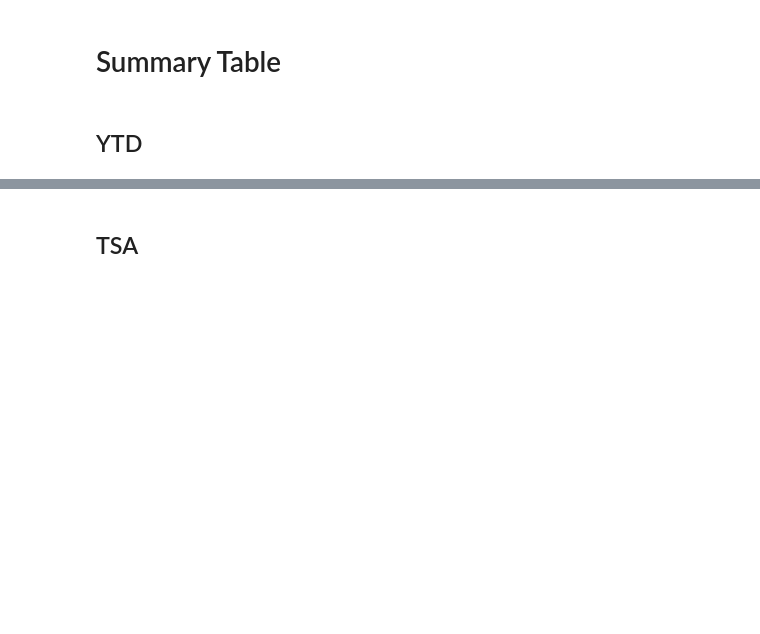
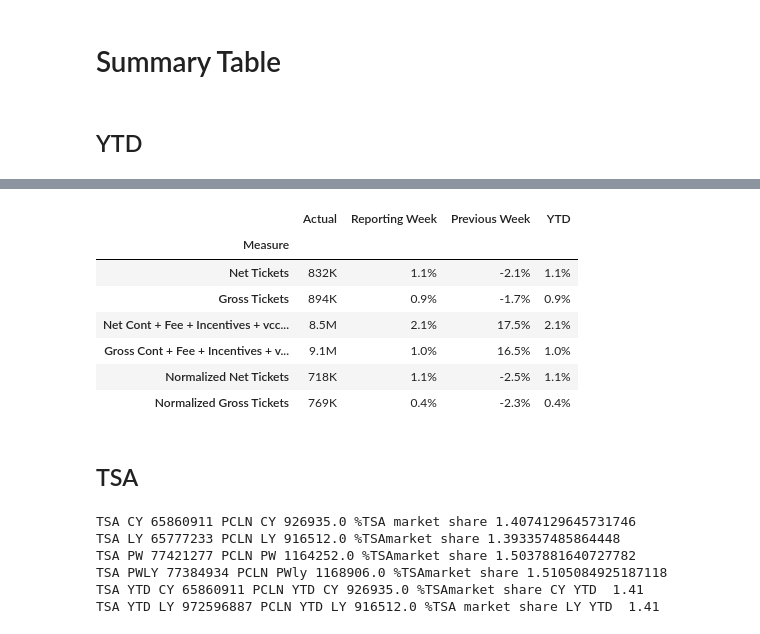
Before and after one commit to shiyunye/Flight-Weekly-Note, a Jupyter notebook: code monthly/monthlynote_used.ipynb, the cells around one changed output, grey strips where cells are left out. Saved outputs shown, nothing was run; the diff lists cells and outputs as text; code cells hidden in the pictures; blank space fills up the shorter version.

```diff
--- a/code monthly/monthlynote_used.ipynb
+++ b/code monthly/monthlynote_used.ipynb
@@ -406,50 +494,62 @@ df_vs_plan
 # %%
 finance_number
 wanted = [
     "Net Tickets",
     "Gross Tickets",
     "Net Cont + Fee + Incentives + vcc rebate(Flight Only)",
     "Gross Cont + Fee + Incentives + vcc rebate(Flight Only)",
     "Normalized Net Tickets",
     "Normalized Gross Tickets",
 ]
 
 finance_output = finance_number.loc[
     finance_number["Measure"].isin(wanted),
     ["Measure", "CW", "Reporting Week", "Previous Week", "YTD"]
 ].reset_index(drop=True)
 
-# --- formatting ---
-# numeric columns
-for c in ["CW"]:
-    if c in finance_output.columns:
+# ---- formatting ----
+num_cols = ["CW"]
+pct_cols = ["Reporting Week", "Previous Week", "YTD"]
+
+if callable(format_number):
+    for c in num_cols:
         finance_output[c] = finance_output[c].apply(format_number)
+
+if callable(format_percentage):
+    for c in pct_cols:
+        finance_output[c] = finance_output[c].apply(format_percentage)
 
 finance_output=finance_output.set_index('Measure')
 finance_output=finance_output.rename(columns={"CW": "Actual"})
 finance_output=finance_output.reindex(wanted).fillna('')
 finance_output
+# %% [output]
+|  | Actual | Reporting Week | Previous Week | YTD |
+| Measure |  |  |  |  |
+| Net Tickets | 832K | 1.1% | -2.1% | 1.1% |
+| Gross Tickets | 894K | 0.9% | -1.7% | 0.9% |
+| Net Cont + Fee + Incentives + vcc... | 8.5M | 2.1% | 17.5% | 2.1% |
+| Gross Cont + Fee + Incentives + v... | 9.1M | 1.0% | 16.5% | 1.0% |
+| Normalized Net Tickets | 718K | 1.1% | -2.5% | 1.1% |
+| Normalized Gross Tickets | 769K | 0.4% | -2.3% | 0.4% |
 # %% [markdown]
 ## TSA
 # %%
-tsa_cy=df_tsa[df_tsa['wk_ending']==end_date]['tsa_passengers'].sum()
-pcln_cy=df_tsa[df_tsa['wk_ending']==end_date]['pcln_passengers'].sum()
+tsa_cy=df_tsa[(df_tsa['date']>=start_date)&(df_tsa['date']<=end_date)]['tsa_passengers'].sum()
+pcln_cy=df_tsa[(df_tsa['date']>=start_date)&(df_tsa['date']<=end_date)]['pcln_passengers'].sum()
 tsa_actual_cy=(pcln_cy*100/tsa_cy)
 
-
-tsa_pw=df_tsa[df_tsa['wk_ending']==pp_end_date]['tsa_passengers'].sum()
-pcln_pw=df_tsa[df_tsa['wk_ending']==pp_end_date]['pcln_passengers'].sum()
+tsa_pw=df_tsa[(df_tsa['date']>=pp_start_date)&(df_tsa['date']<=pp_end_date)]['tsa_passengers'].sum()
+pcln_pw=df_tsa[(df_tsa['date']>=pp_start_date)&(df_tsa['date']<=pp_end_date)]['pcln_passengers'].sum()
 tsa_actual_pw=(pcln_pw*100/tsa_pw)
 
-
-tsa_cwly=df_tsa[df_tsa['wk_ending']==cwly_date]['tsa_passengers'].sum()
-pcln_cwly=df_tsa[df_tsa['wk_ending']==cwly_date]['pcln_passengers'].sum()
+tsa_cwly=df_tsa[(df_tsa['date']>=cwly_start_date)&(df_tsa['date']<=cwly_end_date)]['tsa_passengers'].sum()
+pcln_cwly=df_tsa[(df_tsa['date']>=cwly_start_date)&(df_tsa['date']<=cwly_end_date)]['pcln_passengers'].sum()
 tsa_actual_cwly=(pcln_cwly*100/tsa_cwly)
 
 
-
-tsa_pwly=df_tsa[df_tsa['wk_ending']==pwly_date]['tsa_passengers'].sum()
-pcln_pwly=df_tsa[df_tsa['wk_ending']==pwly_date]['pcln_passengers'].sum()
+tsa_pwly=df_tsa[(df_tsa['date']>=pwly_start_date)&(df_tsa['date']<=pwly_end_date)]['tsa_passengers'].sum()
+pcln_pwly=df_tsa[(df_tsa['date']>=pwly_start_date)&(df_tsa['date']<=pwly_end_date)]['pcln_passengers'].sum()
 tsa_actual_pwly=(pcln_pwly*100/tsa_pwly)
 
 
@@ -468,3 +568,10 @@ print("TSA PW",tsa_pw,"PCLN PW",pcln_pw,"%TSAmarket share",tsa_actual_pw)
 print("TSA PWLY",tsa_pwly,"PCLN PWly",pcln_pwly,"%TSAmarket share",tsa_actual_pwly)
 print("TSA YTD CY",tsa_ytd,"PCLN YTD CY",pcln_ytd,"%TSAmarket share CY YTD ",tsa_actual_ytd)
 print("TSA YTD LY",tsa_ytd_ly,"PCLN YTD LY",pcln_cwly,"%TSA market share LY YTD ",tsa_actual_ytd_ly)
+# %% [output]
+TSA CY 65860911 PCLN CY 926935.0 %TSA market share 1.4074129645731746
+TSA LY 65777233 PCLN LY 916512.0 %TSAmarket share 1.393357485864448
+TSA PW 77421277 PCLN PW 1164252.0 %TSAmarket share 1.5037881640727782
+TSA PWLY 77384934 PCLN PWly 1168906.0 %TSAmarket share 1.5105084925187118
+TSA YTD CY 65860911 PCLN YTD CY 926935.0 %TSAmarket share CY YTD  1.41
+TSA YTD LY 972596887 PCLN YTD LY 916512.0 %TSA market share LY YTD  1.41
```
Also changed, not shown: parts of 14 cells of this notebook, 4 other files.
